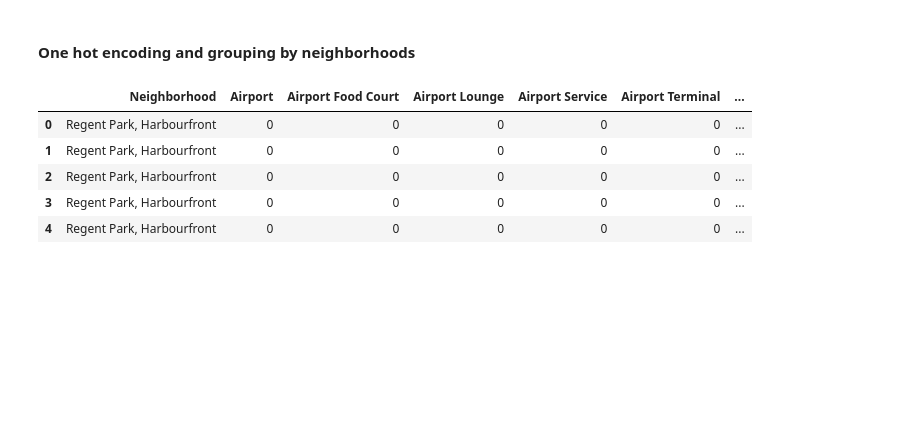
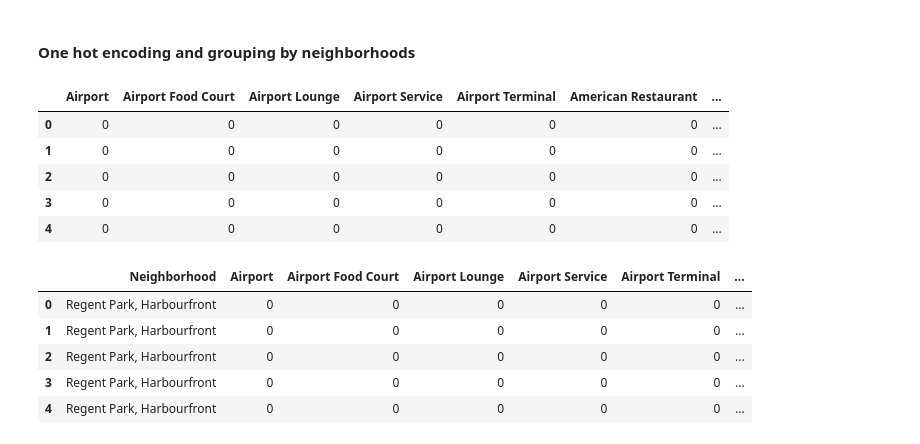
Before and after one commit to chockroach/Coursera_Capstone, a Jupyter notebook: week3_part3.ipynb, the cells around one changed output. Cells and saved outputs as stored; diff of their text form; code cells hidden in the pictures; blank space fills up the shorter version.

```diff
--- a/week3_part3.ipynb
+++ b/week3_part3.ipynb
@@ -245,4 +245,13 @@ Business reply mail Processing Centre, South Central Letter Processing Plant Tor
 # %%
 # one hot encoding
 toronto_onehot = pd.get_dummies(toronto_venues[['Venue Category']], prefix="", prefix_sep="")
+# %%
+toronto_onehot.head()
+# %% [output]
+|  | Airport | Airport Food Court | Airport Lounge | Airport Service | Airport Terminal | American Restaurant | ... |
+| 0 | 0 | 0 | 0 | 0 | 0 | 0 | ... |
+| 1 | 0 | 0 | 0 | 0 | 0 | 0 | ... |
+| 2 | 0 | 0 | 0 | 0 | 0 | 0 | ... |
+| 3 | 0 | 0 | 0 | 0 | 0 | 0 | ... |
+| 4 | 0 | 0 | 0 | 0 | 0 | 0 | ... |
 # %%
```
Also changed, not shown: parts of 16 cells of this notebook.
